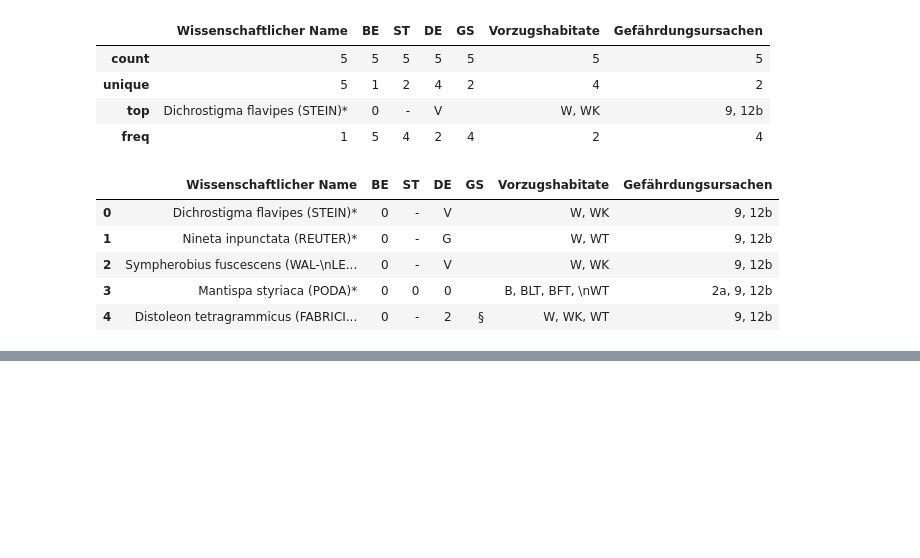
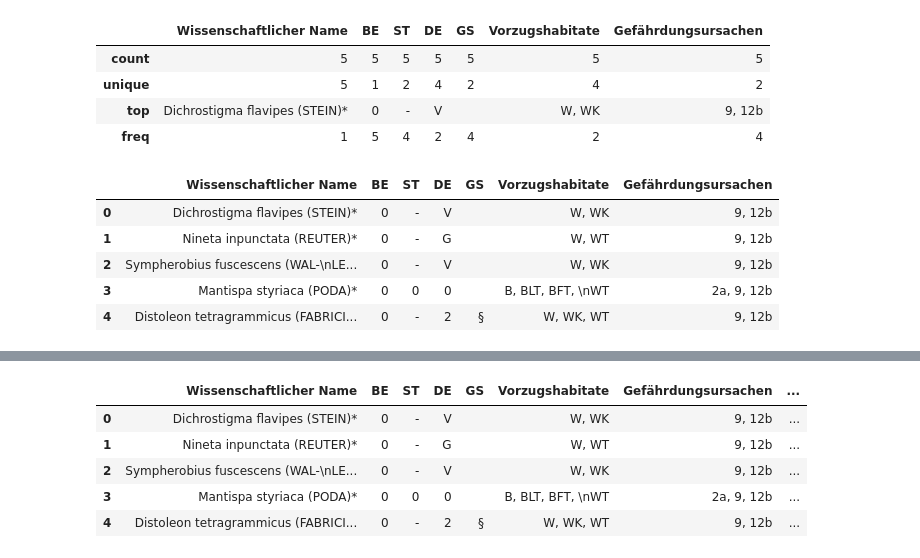
Before and after one commit to Zzzhenya/Berlin-red-list, a Jupyter notebook: Insecta/Raphidioptera_Megaloptera_Neuroptera/Raphidioptera_Megaloptera_Neuroptera.ipynb, the cells around one changed output, grey strips where cells are left out. Drawn from its saved outputs; the diff is of its cells as text; code cells hidden in the pictures; blank space fills up the shorter version.

Commit message:
Updated last observed data column for Neuroptera

```diff
--- a/Insecta/Raphidioptera_Megaloptera_Neuroptera/Raphidioptera_Megaloptera_Neuroptera.ipynb
+++ b/Insecta/Raphidioptera_Megaloptera_Neuroptera/Raphidioptera_Megaloptera_Neuroptera.ipynb
@@ -291,3 +302,22 @@ df2
+# %%
+# manually typed in from the Anmerkungen section of paper
+last_occurance = ["Forst Friedrichshagen (METZGER 1960)",
+ "1981 in Friedrichshagen",
+ "1912 in Zehlendorf (Nikolassee)",
+ "vor 1900",
+ "1912"
+]
+# %%
+df2["Letzter_Nachweis"] = last_occurance
+# %%
+df2
+# %% [output]
+|  | Wissenschaftlicher Name | BE | ST | DE | GS | Vorzugshabitate | Gefährdungsursachen | ... |
+| 0 | Dichrostigma flavipes (STEIN)* | 0 | - | V |  | W, WK | 9, 12b | ... |
+| 1 | Nineta inpunctata (REUTER)* | 0 | - | G |  | W, WT | 9, 12b | ... |
+| 2 | Sympherobius fuscescens (WAL-\nLE... | 0 | - | V |  | W, WK | 9, 12b | ... |
+| 3 | Mantispa styriaca (PODA)* | 0 | 0 | 0 |  | B, BLT, BFT, \nWT | 2a, 9, 12b | ... |
+| 4 | Distoleon tetragrammicus (FABRICI... | 0 | - | 2 | § | W, WK, WT | 9, 12b | ... |
 # %%
 # Updated export location
 # export the dataframe as CSV
```
Also changed, not shown: parts of 2 cells of this notebook, 3 other files.
